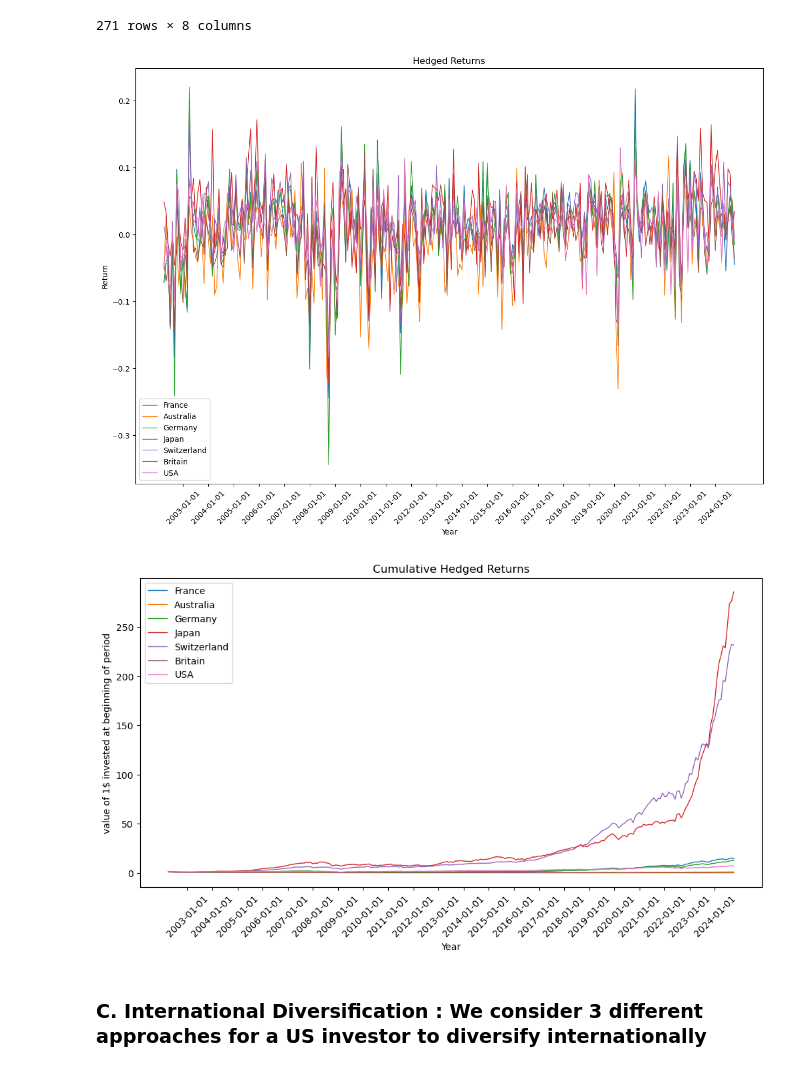
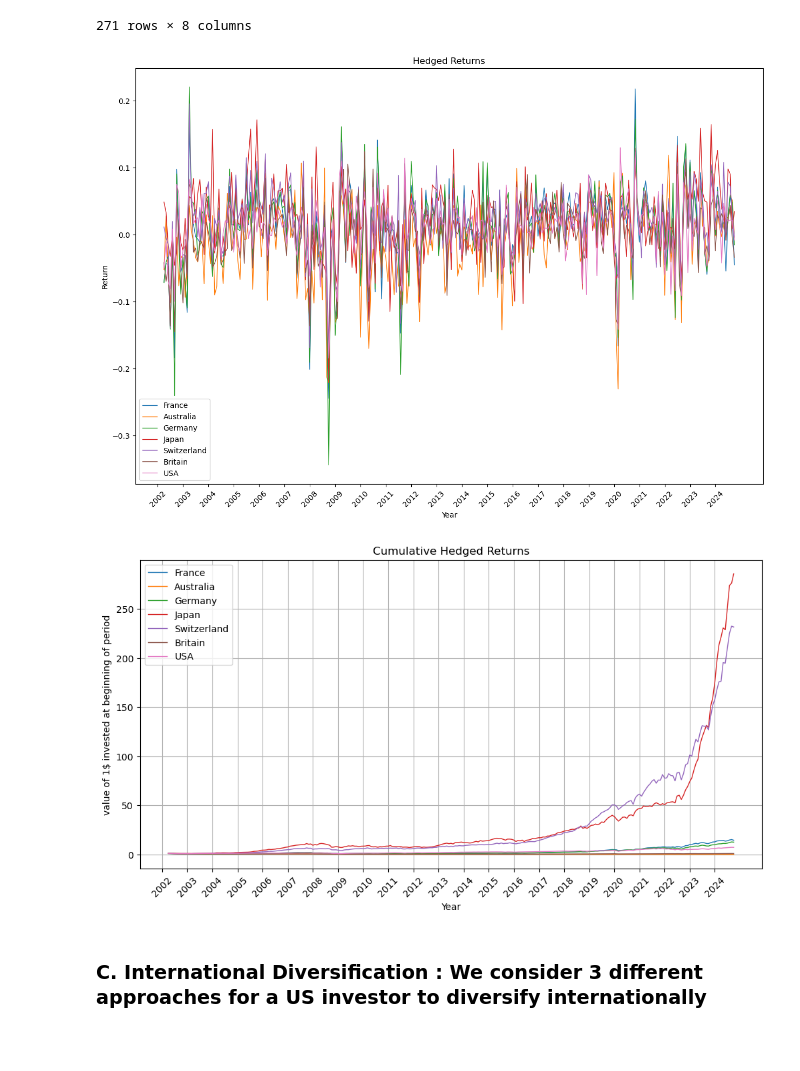
Before and after one commit to pherb127/Investments-Data, a Jupyter notebook: Investments.ipynb, the cells around one changed output. Drawn from its saved outputs; the diff is of its cells as text; code cells hidden in the pictures; blank space fills up the shorter version.

Commit message:
Cleaned the plots

```diff
--- a/Investments.ipynb
+++ b/Investments.ipynb
@@ -494,8 +495,9 @@ for country in ['France', 'Australia', 'Germany', 'Japan', 'Switzerland', 'Brita
     ax.plot(hedged_returns['date'], hedged_returns[country], linestyle='-', linewidth=1, label=country)
 
 # Setting x-axis ticks to show unique years and inclining dates by 45 degrees
-ax.set_xticks(pd.date_range(start=hedged_returns['date'].min(), end=hedged_returns['date'].max(), freq='YS'))
-ax.tick_params(axis='x', rotation=45)
+years = [pd.to_datetime(str(year)) for year in range(2002, 2025)]
+plt.xticks(years, rotation=45)
+plt.gca().xaxis.set_major_formatter(mdates.DateFormatter('%Y'))
 
 ax.set_title('Hedged Returns')
 ax.set_xlabel('Year')
@@ -503,26 +505,28 @@ ax.set_ylabel('Return')
 ax.legend()
 plt.show()
 # %% [output]
-[figure, old version]
+[figure, new version]
 # %%
 hedged_returns_cumulative = (1 + hedged_returns.drop(columns=['date'])).cumprod()
 hedged_returns_cumulative['date'] = hedged_returns['date']
 
 fig, ax = plt.subplots(figsize=(12, 6))
 
 for country in ['France', 'Australia', 'Germany', 'Japan', 'Switzerland', 'Britain', 'USA']:
     ax.plot(hedged_returns_cumulative['date'], hedged_returns_cumulative[country], linestyle='-', linewidth=1, label=country)
 
-ax.set_xticks(pd.date_range(start=hedged_returns_cumulative['date'].min(), end=hedged_returns_cumulative['date'].max(), freq='YS'))
-ax.tick_params(axis='x', rotation=45)
+years = [pd.to_datetime(str(year)) for year in range(2002, 2025)]
+plt.xticks(years, rotation=45)
+plt.gca().xaxis.set_major_formatter(mdates.DateFormatter('%Y'))
 
 ax.set_title('Cumulative Hedged Returns')
 ax.set_xlabel('Year')
 ax.set_ylabel('value of 1$ invested at beginning of period')
 ax.legend()
+plt.grid()
 plt.show()
 # %% [output]
-[figure, old version]
+[figure, new version]
 # %% [markdown]
 ### **C. International Diversification :** We consider 3 different approaches for a US investor to diversify internationally
 # %% [markdown]
```
Also changed, not shown: parts of 19 cells of this notebook.
